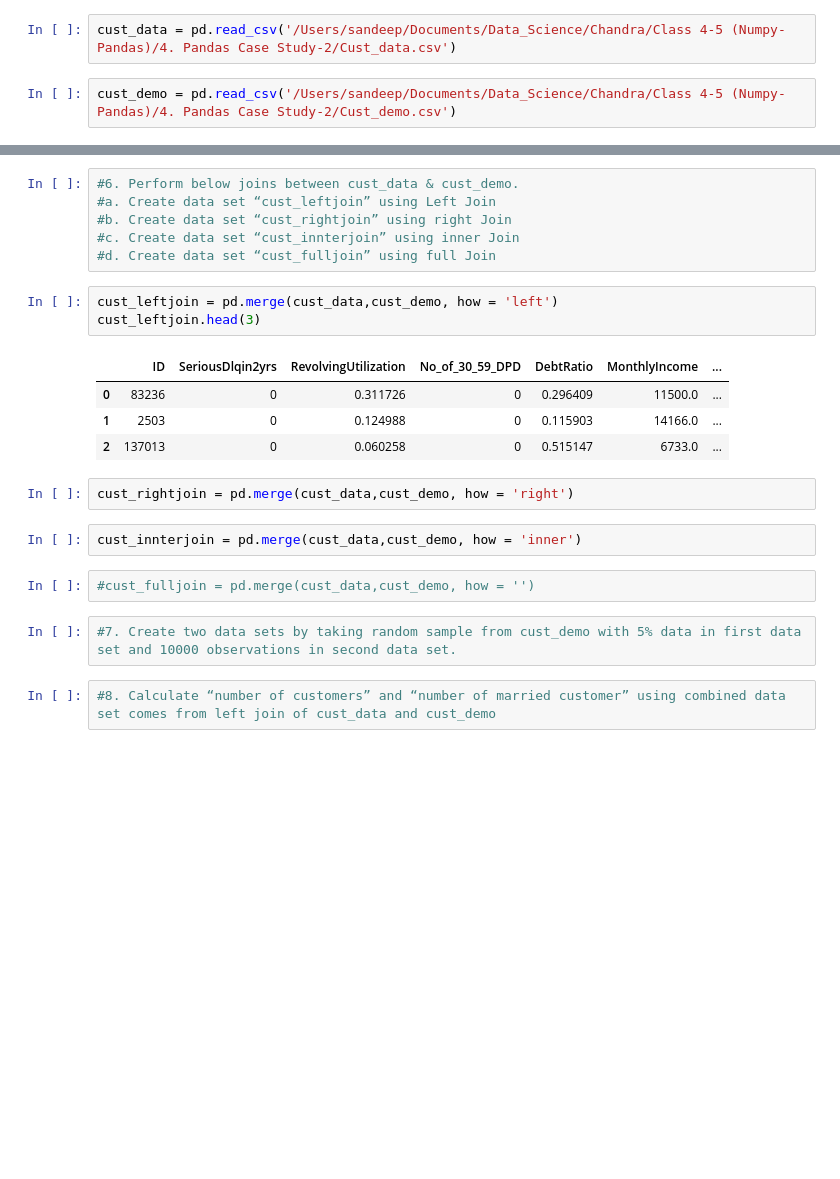
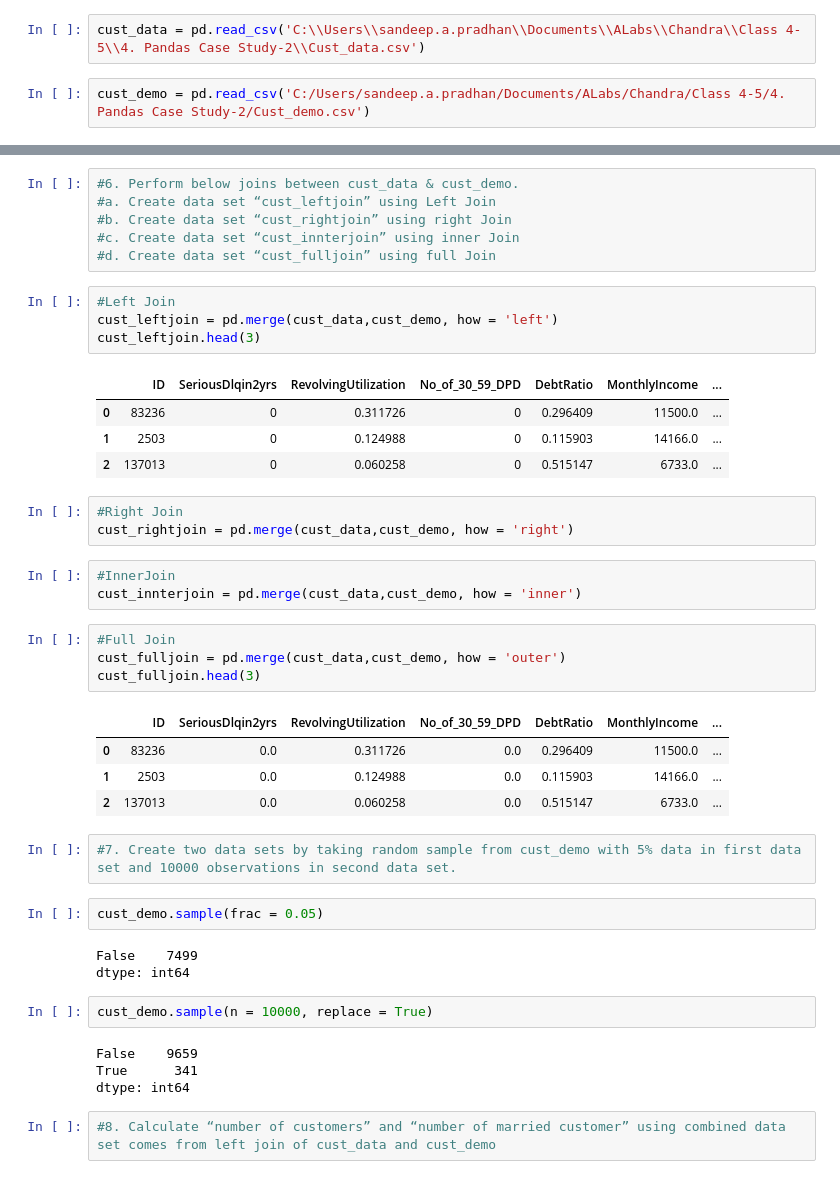
Before and after one commit to sandeep-a-pradhan/Python_DataScience, a Jupyter notebook: sandeep.a.pradhan@outlook.com_Pandas Case Study-2.ipynb, the cells around one changed output, grey strips where cells are left out. Saved outputs shown, nothing was run; the diff lists cells and outputs as text; blank space fills up the shorter version.

```diff
--- a/sandeep.a.pradhan@outlook.com_Pandas Case Study-2.ipynb
+++ b/sandeep.a.pradhan@outlook.com_Pandas Case Study-2.ipynb
@@ -12,7 +8,7 @@ pwd
 # %%
-cust_data = pd.read_csv('/Users/sandeep/Documents/Data_Science/Chandra/Class 4-5 (Numpy-Pandas)/4. Pandas Case Study-2/Cust_data.csv')
+cust_data = pd.read_csv('C:\\Users\\sandeep.a.pradhan\\Documents\\ALabs\\Chandra\\Class 4-5\\4. Pandas Case Study-2\\Cust_data.csv')
 # %%
-cust_demo = pd.read_csv('/Users/sandeep/Documents/Data_Science/Chandra/Class 4-5 (Numpy-Pandas)/4. Pandas Case Study-2/Cust_demo.csv')
+cust_demo = pd.read_csv('C:/Users/sandeep.a.pradhan/Documents/ALabs/Chandra/Class 4-5/4. Pandas Case Study-2/Cust_demo.csv')
 # %%
 #1. Create sub set of cust_demo as “cust_s1” with ID, age, Gender and Location variables using the condition marital_status = “Married” and Own_house = 1 and age>28.
 # %%
@@ -90,6 +86,7 @@ cust_data.tail()
 #c. Create data set “cust_innterjoin” using inner Join
 #d. Create data set “cust_fulljoin” using full Join
 # %%
+#Left Join
 cust_leftjoin = pd.merge(cust_data,cust_demo, how = 'left')
 cust_leftjoin.head(3)
 # %% [output]
@@ -98,12 +95,32 @@ cust_leftjoin.head(3)
 | 1 | 2503 | 0 | 0.124988 | 0 | 0.115903 | 14166.0 | ... |
 | 2 | 137013 | 0 | 0.060258 | 0 | 0.515147 | 6733.0 | ... |
 # %%
+#Right Join
 cust_rightjoin = pd.merge(cust_data,cust_demo, how = 'right')
 # %%
+#InnerJoin
 cust_innterjoin = pd.merge(cust_data,cust_demo, how = 'inner')
 # %%
-#cust_fulljoin = pd.merge(cust_data,cust_demo, how = '')
+#Full Join
+cust_fulljoin = pd.merge(cust_data,cust_demo, how = 'outer')
+cust_fulljoin.head(3)
+# %% [output]
+|  | ID | SeriousDlqin2yrs | RevolvingUtilization | No_of_30_59_DPD | DebtRatio | MonthlyIncome | ... |
+| 0 | 83236 | 0.0 | 0.311726 | 0.0 | 0.296409 | 11500.0 | ... |
+| 1 | 2503 | 0.0 | 0.124988 | 0.0 | 0.115903 | 14166.0 | ... |
+| 2 | 137013 | 0.0 | 0.060258 | 0.0 | 0.515147 | 6733.0 | ... |
 # %%
 #7. Create two data sets by taking random sample from cust_demo with 5% data in first data set and 10000 observations in second data set.
+# %%
+cust_demo.sample(frac = 0.05)
+# %% [output]
+False    7499
+dtype: int64
+# %%
+cust_demo.sample(n = 10000, replace = True)
+# %% [output]
+False    9659
+True      341
+dtype: int64
 # %%
 #8. Calculate “number of customers” and “number of married customer” using combined data set comes from left join of cust_data and cust_demo
```
Also changed, not shown: parts of 21 cells of this notebook.
